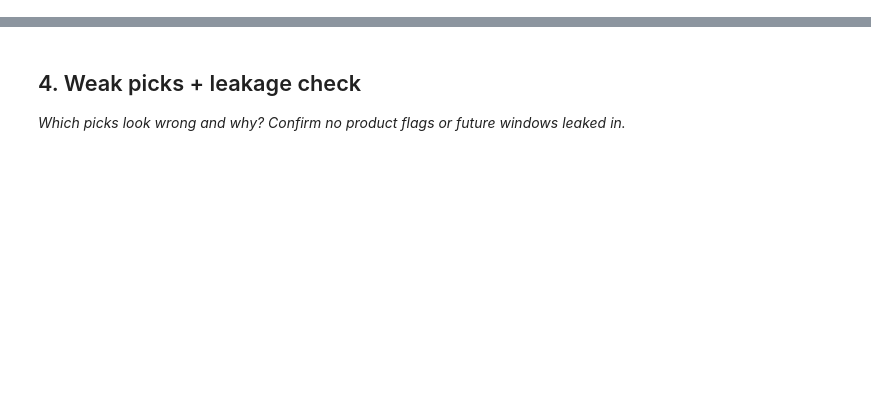
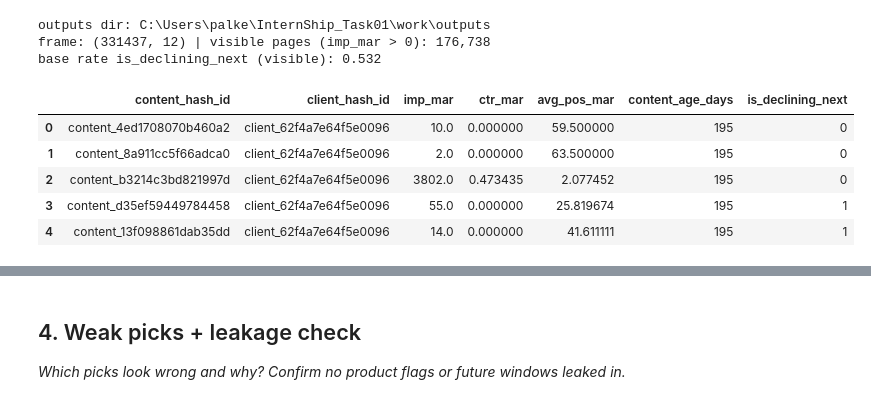
Before and after one commit to Akash0-0/InternShip_Task01, a Jupyter notebook: work/notebooks/w04_baseline_score.ipynb, the cells around one changed output, grey strips where cells are left out. Drawn from its saved outputs; the diff is of its cells as text; code cells hidden in the pictures; blank space fills up the shorter version.

```diff
--- a/work/notebooks/w04_baseline_score.ipynb
+++ b/work/notebooks/w04_baseline_score.ipynb
@@ -20,0 +28,71 @@ This skeleton is yours to fill. Work the sections **in order** — each one has
+# %%
+import os, json
+os.environ["HF_HUB_DISABLE_PROGRESS_BARS"] = "1"          # keep the executed notebook clean
+from pathlib import Path
+import duckdb, pandas as pd, numpy as np
+
+WORK_OUTPUTS = None
+for _p in [Path.cwd(), *Path.cwd().parents]:        # anchor to the repo root (cwd varies by runner)
+    if (_p / "work").is_dir() and (_p / ".git").exists():
+        WORK_OUTPUTS = _p / "work" / "outputs"
+        break
+if WORK_OUTPUTS is None:
+    WORK_OUTPUTS = Path.cwd() / "work" / "outputs"   # Colab edge case: falls back to cwd
+WORK_OUTPUTS.mkdir(parents=True, exist_ok=True)
+print("outputs dir:", WORK_OUTPUTS)
+
+# Token: Colab Secret HF_TOKEN, else the huggingface_hub cache file. Never printed.
+HF_TOKEN = os.environ.get("HF_TOKEN") or open(
+    os.path.expanduser("~/.cache/huggingface/token")).read().strip()
+assert HF_TOKEN, "Set HF_TOKEN (Colab Secret) or log in with huggingface-cli"
+
+con = duckdb.connect()
+con.execute(f"CREATE OR REPLACE SECRET hf (TYPE huggingface, TOKEN '{HF_TOKEN}')")
+# robust large-file reads: retry partial transfers instead of dying on flaky network
+con.execute("SET http_retries=5")
+con.execute("SET http_timeout=600")
+con.execute("SET http_retry_wait_ms=2000")
+con.execute("SET enable_http_metadata_cache=true")
+
+REL = "hf://datasets/FlyRank/internship-warehouse"
+FACT_MAR = f"read_parquet('{REL}/fact_content_daily_performance/month=2026-03/*.parquet')"
+FACT_APR = f"read_parquet('{REL}/fact_content_daily_performance/month=2026-04/*.parquet')"
+DIM_CONTENT = f"read_parquet('{REL}/dim_content.parquet')"
+
+# --- my slice (same contract as w03): page-month features from March, outcome from April ---
+mar = con.sql(f"""
+SELECT content_hash_id, client_hash_id,
+       SUM(gsc_impressions)                                          AS imp_mar,
+       SUM(gsc_clicks)                                               AS clk_mar,
+       AVG(CASE WHEN gsc_avg_position > 0 THEN gsc_avg_position END) AS avg_pos_mar
+FROM {FACT_MAR}
+GROUP BY 1, 2
+""").df()
+
+apr = con.sql(f"SELECT content_hash_id, SUM(gsc_impressions) AS imp_apr FROM {FACT_APR} GROUP BY 1").df()
+dimc = con.sql(f"SELECT content_hash_id, content_created_date, content_type, word_count FROM {DIM_CONTENT}").df()
+
+frame = mar.merge(apr, on="content_hash_id", how="left").merge(dimc, on="content_hash_id", how="left")
+frame["imp_apr"] = frame["imp_apr"].fillna(0).astype(int)             # no April rows = zero observed impressions
+frame["content_age_days"] = (pd.Timestamp("2026-03-31") - pd.to_datetime(frame["content_created_date"])).dt.days
+frame["ctr_mar"] = 100.0 * frame["clk_mar"] / frame["imp_mar"].replace(0, np.nan)   # % (rate columns are ×100)
+frame["is_declining_next"] = ((frame["imp_mar"] > 0) & (frame["imp_apr"] < 0.8 * frame["imp_mar"])).astype(int)
+
+# pages that actually had search visibility in March — the only rankable pages
+vis = frame[frame["imp_mar"] > 0].copy()
+vis["pos_band"] = pd.cut(vis["avg_pos_mar"], bins=[0, 3, 10, 20, 50, np.inf],
+                         labels=["top_3", "page_1", "striking", "page_3_5", "deep"], right=True)
+print(f"frame: {frame.shape} | visible pages (imp_mar > 0): {len(vis):,}")
+print(f"base rate is_declining_next (visible): {vis['is_declining_next'].mean():.3f}")
+frame[["content_hash_id", "client_hash_id", "imp_mar", "ctr_mar", "avg_pos_mar",
+       "content_age_days", "is_declining_next"]].head()
+# %% [output]
+outputs dir: C:\Users\palke\InternShip_Task01\work\outputs
+frame: (331437, 12) | visible pages (imp_mar > 0): 176,738
+base rate is_declining_next (visible): 0.532
+|  | content_hash_id | client_hash_id | imp_mar | ctr_mar | avg_pos_mar | content_age_days | is_declining_next |
+| 0 | content_4ed1708070b460a2 | client_62f4a7e64f5e0096 | 10.0 | 0.000000 | 59.500000 | 195 | 0 |
+| 1 | content_8a911cc5f66adca0 | client_62f4a7e64f5e0096 | 2.0 | 0.000000 | 63.500000 | 195 | 0 |
+| 2 | content_b3214c3bd821997d | client_62f4a7e64f5e0096 | 3802.0 | 0.473435 | 2.077452 | 195 | 0 |
+| 3 | content_d35ef59449784458 | client_62f4a7e64f5e0096 | 55.0 | 0.000000 | 25.819674 | 195 | 1 |
+| 4 | content_13f098861dab35dd | client_62f4a7e64f5e0096 | 14.0 | 0.000000 | 41.611111 | 195 | 1 |
```
Also changed, not shown: parts of 20 cells of this notebook, 1 other file.
